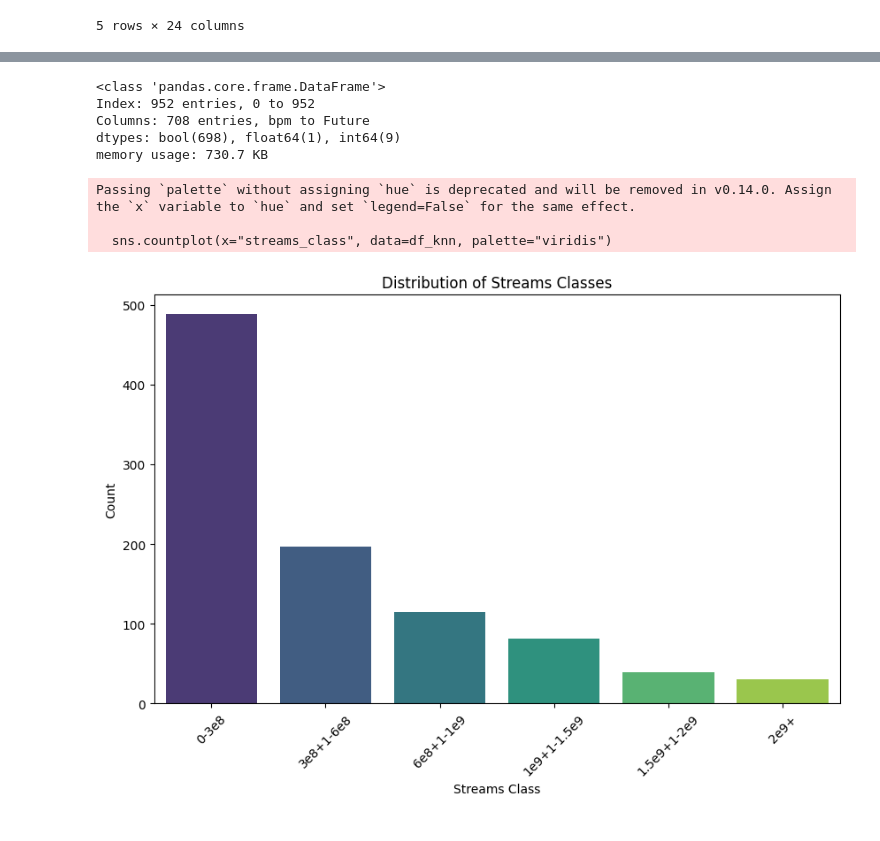
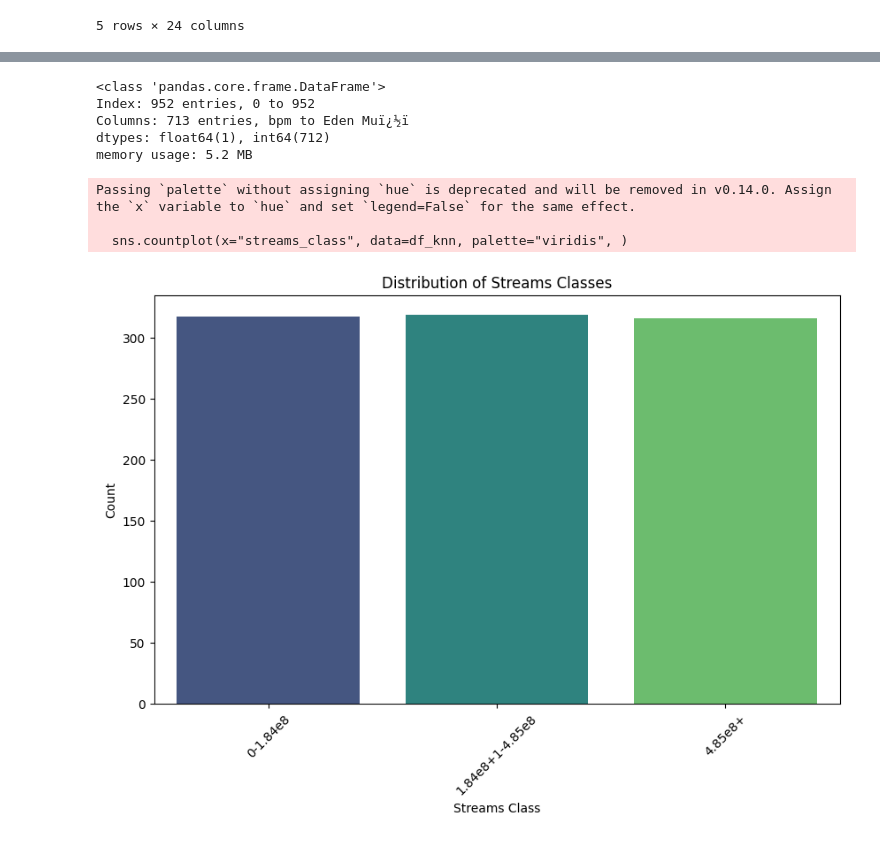
Before and after one commit to ZakITx/SY09_projet, a Jupyter notebook: MULTIVARIATE/knn_class_streams.ipynb, the cells around one changed output, grey strips where cells are left out. Saved outputs shown, nothing was run; the diff lists cells and outputs as text; code cells hidden in the pictures.

Commit message:
[*] Correction KNN. Ajout distinction avec/sans nom artiste et homemadescore

```diff
--- a/MULTIVARIATE/knn_class_streams.ipynb
+++ b/MULTIVARIATE/knn_class_streams.ipynb
@@ -28,6 +28,11 @@ data.head()
 # %%
 relevant_columns = [
     "bpm",
+    "artist_count",
+    "in_spotify_playlists",
+    "in_spotify_charts",
+    "in_apple_playlists",
+    "in_apple_charts",
     "streams",
     "danceability_%",
     "valence_%",
@@ -39,6 +44,3 @@ relevant_columns = [
     "mode",
 ]
 df_relevant = data[relevant_columns].copy()
-
-test_encoding = pd.DataFrame(data["artist(s)_name"])
-test_encoding.info()
@@ -64,11 +71,11 @@ for col in columns_name:
         if col not in new_columns_name:
             new_columns_name.add(col)
 
-df_without_string = pd.DataFrame(False, index=[i for i in range(953)], columns=list(new_columns_name))
+df_without_string = pd.DataFrame(0, index=[i for i in range(953)], columns=list(new_columns_name))
 # %%
 vals = []
 for index, row in test_encoding.iterrows():
     new_vals = row["artist(s)_name"].split(', ')
     for new_val in new_vals:
         if new_val != '':
-            df_without_string.at[index, new_val] = True
+            df_without_string.at[index, new_val] = 1
@@ -86,41 +115,54 @@ df_knn.info()
 # %% [output]
 <class 'pandas.core.frame.DataFrame'>
 Index: 952 entries, 0 to 952
-Columns: 708 entries, bpm to Future
-dtypes: bool(698), float64(1), int64(9)
-memory usage: 730.7 KB
+Columns: 713 entries, bpm to Eden Muï¿½ï
+dtypes: float64(1), int64(712)
+memory usage: 5.2 MB
 # %%
+# class_intervals = [
+#     (0, 1.22e8),
+#     (1.22e8+1, 2.25e8),
+#     (2.25e8+1, 4e8),
+#     (4e8+1, 8.5e8),
+#     (8.5e8+1, float("inf")),
+# ]
+# class_labels = ["0-5e8", "5e8+1-1e9", "1e9+1-1.5e9", "1.5e9+1-2e9", "2e9+"]
+
 class_intervals = [
-    (0, 3e8),
-    (3e8+1, 6e8),
-    (6e8+1, 1e9),
-    (1e9+1, 1.5e9),
-    (1.5e9+1, 2e9),
-    (2e9+1, float("inf")),
+    (0, 1.84e8),
+    (1.84e8+1, 4.85e8),
+    (4.85e8+1, float("inf")),
 ]
-class_labels = ["0-3e8", "3e8+1-6e8", "6e8+1-1e9", "1e9+1-1.5e9", "1.5e9+1-2e9", "2e9+"]
+class_labels = ["0-1.84e8", "1.84e8+1-4.85e8", "4.85e8+"]
+
+# class_intervals = [
+#     (0, 2.9e8),
+#     (2.9e8+1, float("inf")),
+# ]
+# class_labels = ["0-5e8", "1e9+1-1.5e9"]
 
 # Assign each bpm value to a class
 df_knn["streams_class"] = pd.cut(
     df_knn["streams"],
     bins=[interval[0] for interval in class_intervals] + [float("inf")],
     labels=class_labels,
 )
 # Create the barplot
 plt.figure(figsize=(10, 6))
-sns.countplot(x="streams_class", data=df_knn, palette="viridis")
+sns.countplot(x="streams_class", data=df_knn, palette="viridis", )
 plt.xlabel("Streams Class")
 plt.ylabel("Count")
 plt.title("Distribution of Streams Classes")
 plt.xticks(rotation=45)  # Rotate x-axis labels for better readability
 plt.show()
 
+df_knn.drop(axis=1, columns="streams", inplace=True)
 # 121-140 max count
 # %% [output]
 Passing `palette` without assigning `hue` is deprecated and will be removed in v0.14.0. Assign the `x` variable to `hue` and set `legend=False` for the same effect.
 
-  sns.countplot(x="streams_class", data=df_knn, palette="viridis")
+  sns.countplot(x="streams_class", data=df_knn, palette="viridis", )
-[figure, old version]
+[figure, new version]
 # %%
 X = df_knn.iloc[:, :-1]
 y = df_knn.iloc[:, -1]
```
Also changed, not shown: parts of 22 cells of this notebook.
